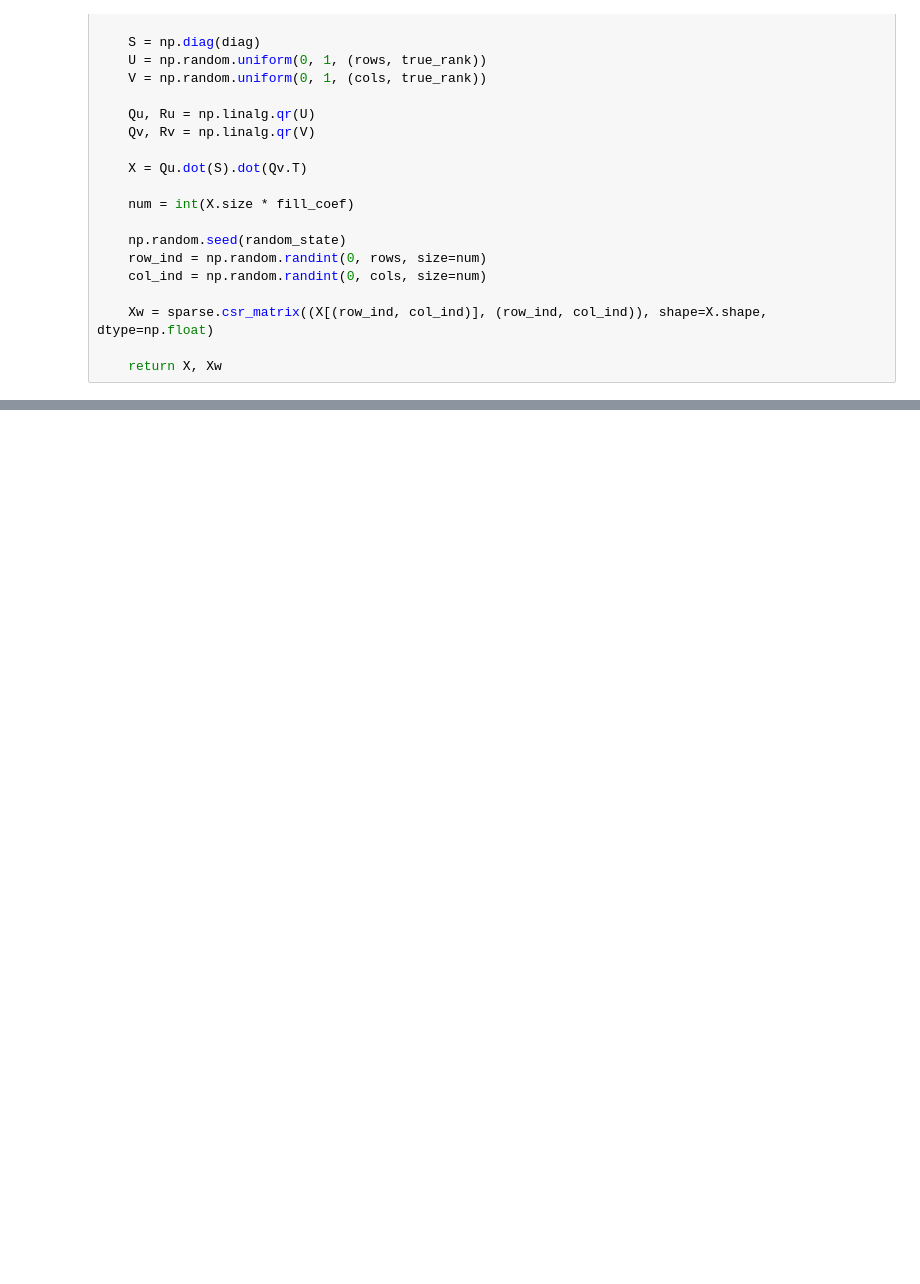
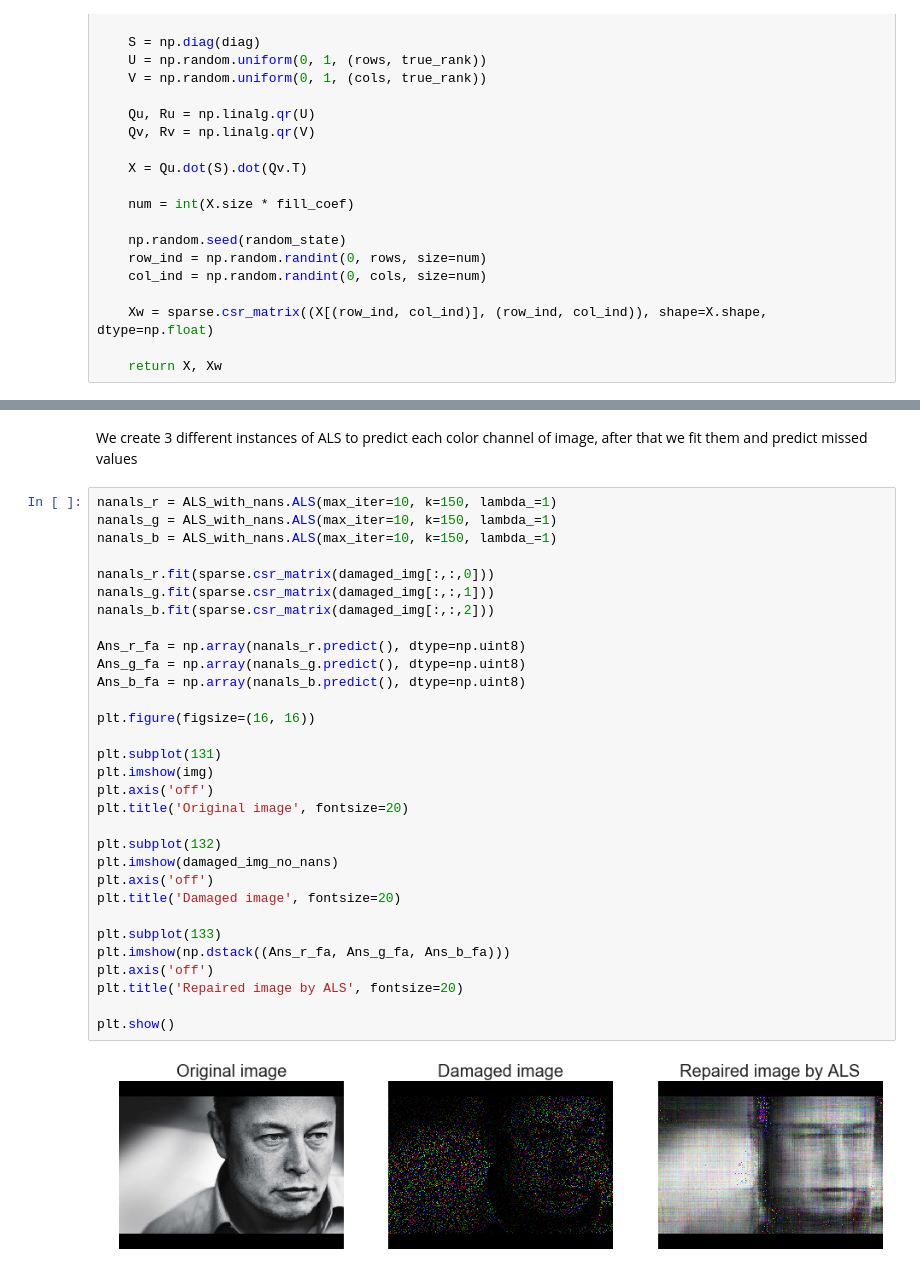
Before and after one commit to svmakarychev/Matrix-Completion, a Jupyter notebook: Experiments.ipynb, the cells around one changed output, grey strips where cells are left out. Drawn from its saved outputs; the diff is of its cells as text; blank space fills up the shorter version.

```diff
--- a/Experiments.ipynb
+++ b/Experiments.ipynb
@@ -182,0 +149,35 @@ plot.legend(loc = 'upper right', prop={'size': 20})
+# %% [markdown]
+We create 3 different instances of ALS to predict each color channel of image, after that we fit them and predict missed values
+# %%
+nanals_r = ALS_with_nans.ALS(max_iter=10, k=150, lambda_=1)
+nanals_g = ALS_with_nans.ALS(max_iter=10, k=150, lambda_=1)
+nanals_b = ALS_with_nans.ALS(max_iter=10, k=150, lambda_=1)
+
+nanals_r.fit(sparse.csr_matrix(damaged_img[:,:,0]))
+nanals_g.fit(sparse.csr_matrix(damaged_img[:,:,1]))
+nanals_b.fit(sparse.csr_matrix(damaged_img[:,:,2]))
+
+Ans_r_fa = np.array(nanals_r.predict(), dtype=np.uint8)
+Ans_g_fa = np.array(nanals_g.predict(), dtype=np.uint8)
+Ans_b_fa = np.array(nanals_b.predict(), dtype=np.uint8)
+
+plt.figure(figsize=(16, 16))
+
+plt.subplot(131)
+plt.imshow(img)
+plt.axis('off')
+plt.title('Original image', fontsize=20)
+
+plt.subplot(132)
+plt.imshow(damaged_img_no_nans)
+plt.axis('off')
+plt.title('Damaged image', fontsize=20)
+
+plt.subplot(133)
+plt.imshow(np.dstack((Ans_r_fa, Ans_g_fa, Ans_b_fa)))
+plt.axis('off')
+plt.title('Repaired image by ALS', fontsize=20)
+
+plt.show()
+# %% [output]
+[figure, added]
```
Also changed, not shown: parts of 23 cells of this notebook.
